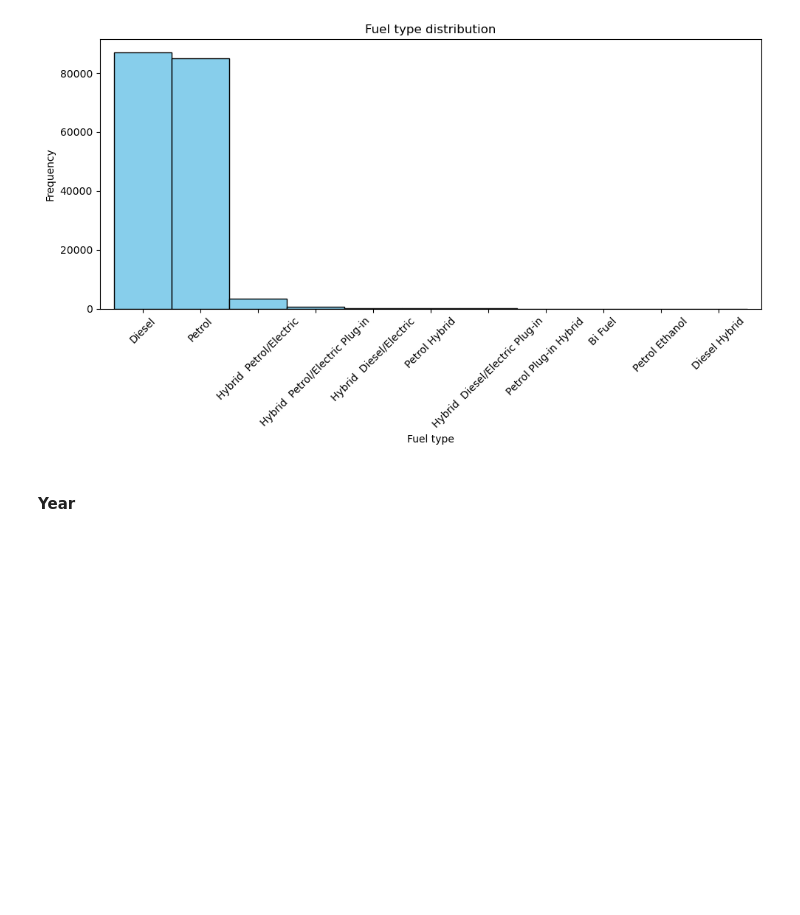
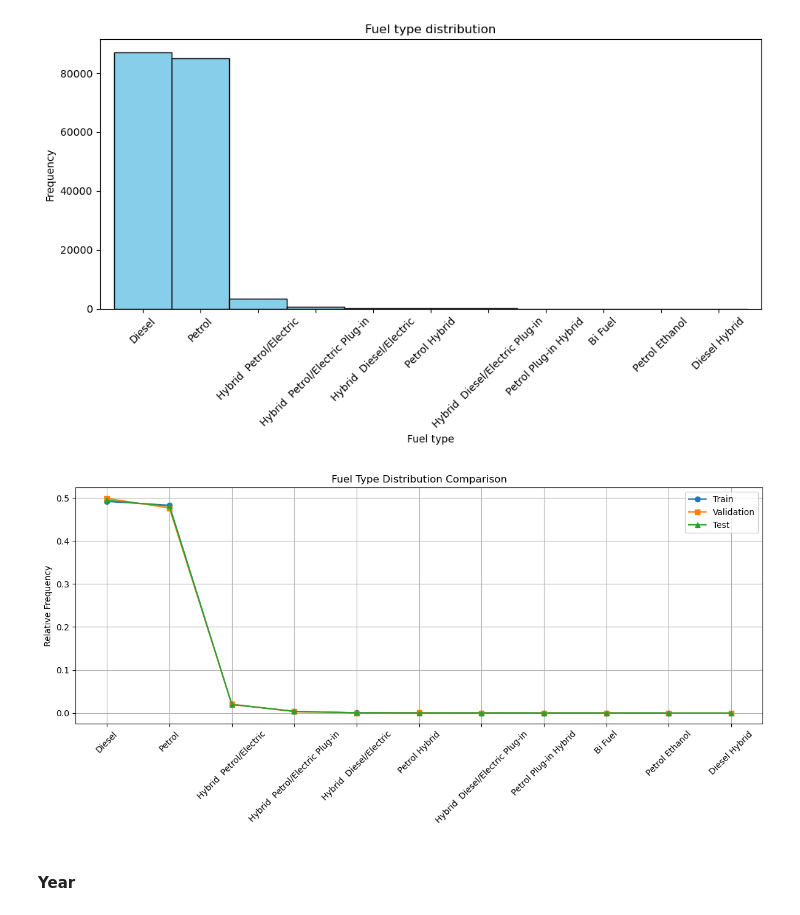
Before and after one commit to kgutjahr/STiL-TTA, a Jupyter notebook: data/visualize_dataset.ipynb, the cells around one changed output. Cells and saved outputs as stored; diff of their text form; code cells hidden in the pictures; blank space fills up the shorter version.

```diff
--- a/data/visualize_dataset.ipynb
+++ b/data/visualize_dataset.ipynb
@@ -753,6 +790,18 @@ fuel_counts
 plot_distributions(df=fuel_counts, feature="Fuel type")
 # %% [output]
 [figure]
+# %%
+train_fuel_counts = get_counts(df=train_df, feature="Fuel_type")
+val_fuel_counts = get_counts(df=val_df, feature="Fuel_type")
+test_fuel_counts = get_counts(df=test_df, feature="Fuel_type")
+
+train_fuel_norm = calc_normalized_dists(count_df=train_fuel_counts)
+val_fuel_norm = calc_normalized_dists(count_df=val_fuel_counts)
+test_fuel_norm = calc_normalized_dists(count_df=test_fuel_counts)
+
+plot_compare_distribution(train_dist=train_fuel_norm, val_dist=val_fuel_norm, test_dist=test_fuel_norm, feature=list(fuel_counts.index), feature_name="Fuel Type")
+# %% [output]
+[figure, added]
 # %% [markdown]
 #### Year
 # %%
```
Also changed, not shown: parts of 11 cells of this notebook.
